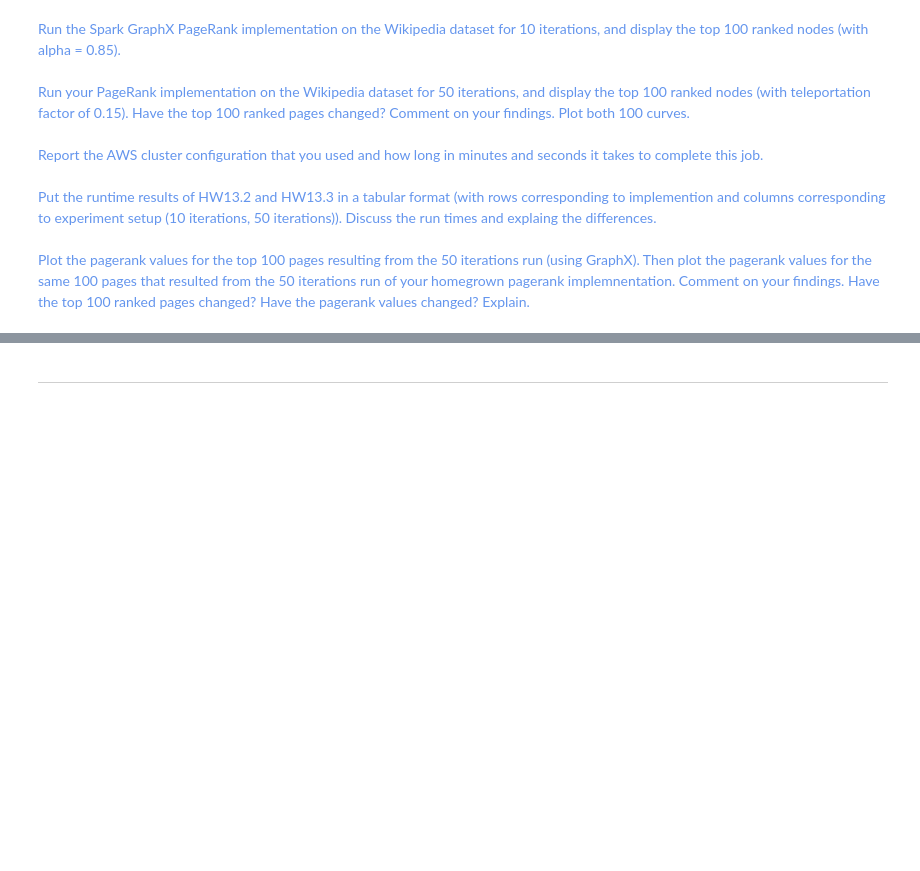
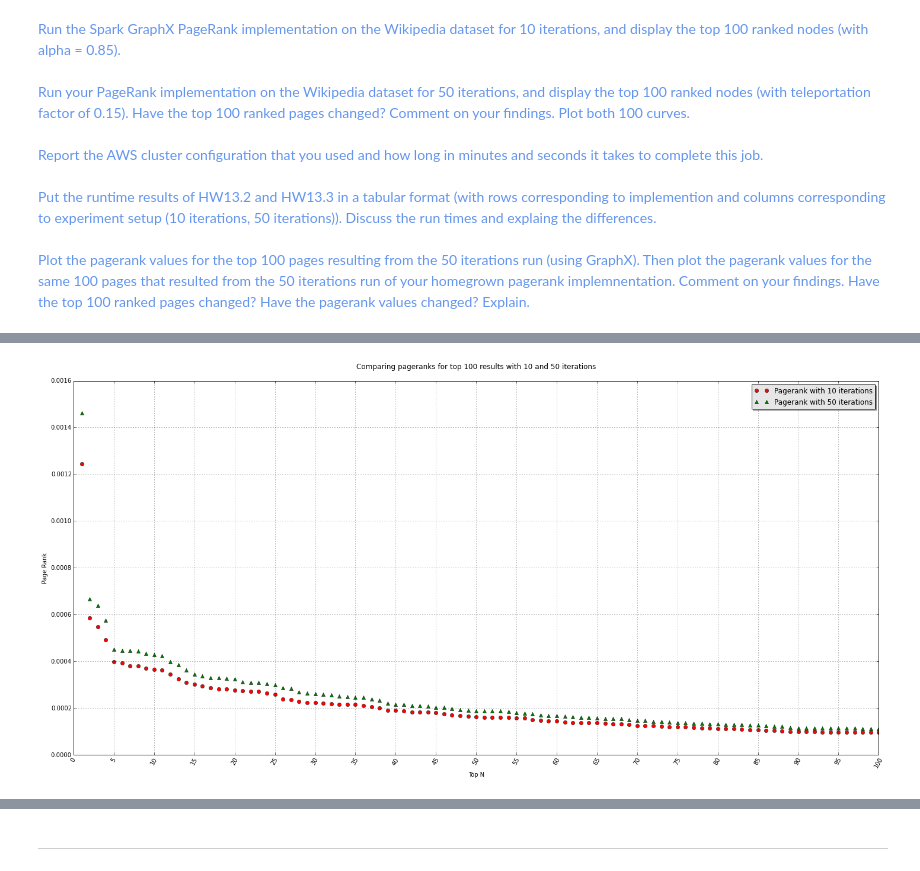
Before and after one commit to RajeshThallam/MIDS-W261-MACHINE-LEARNING-AT-SCALE, a Jupyter notebook: week14/hw13/MIDS-W261-2015-HWK-13-THALLAM.ipynb, the cells around one changed output, grey strips where cells are left out. Drawn from its saved outputs; the diff is of its cells as text; code cells hidden in the pictures; blank space fills up the shorter version.

```diff
--- a/week14/hw13/MIDS-W261-2015-HWK-13-THALLAM.ipynb
+++ b/week14/hw13/MIDS-W261-2015-HWK-13-THALLAM.ipynb
@@ -769,0 +1156,16 @@ sbt package
+# %%
+#!/usr/bin/python
+from tabulate import tabulate
+import sys
+import os
+
+LOOKUP = os.path.join('out_hw13_2', 'indices.txt')
+TOP10_ITER_GX = os.path.join('out_hw13_3', 'top100_pr_10iter.txt')
+TOP50_ITER_GX = os.path.join('out_hw13_3', 'top100_pr_50iter.txt')
+
+lookup = { key.strip():value.strip() for value, key, v1, v2 in (line.split("\t") for line in open(LOOKUP).read().strip().split('\n')) }
+pr_10_gx = [ (page, float(rank)) for page, rank in (line.split("|") for line in open(TOP10_ITER).read().strip().split('\n')) ]
+pr_50_gx = [ (page, float(rank)) for page, rank in (line.split("|") for line in open(TOP50_ITER).read().strip().split('\n')) ]
+
+pr_10_gx = sorted(pr_10_gx, key=lambda x: -x[1])
+pr_50_gx = sorted(pr_50_gx, key=lambda x: -x[1])
@@ -769,0 +1206,39 @@ sbt package
+# %%
+%matplotlib inline
+
+import matplotlib.pyplot as plt
+
+x = range(1, 101)
+
+pr_10_gx_y = [pr[1] for pr in pr_10_gx]
+pr_50_gx_y = [pr[1] for pr in pr_50_gx]
+
+fig, ax = plt.subplots()
+fig.set_size_inches(20, 10, forward=True)
+ax.plot(x, pr_10_gx_y, 'ro', label='Pagerank with 10 iterations')
+ax.plot(x, pr_50_gx_y, 'g^', label='Pagerank with 50 iterations')
+ax.set_title("Comparing pageranks for top 100 results with 10 and 50 iterations\n")
+ax.set_ylabel('Page Rank')
+ax.set_xlabel('Top N')
+plt.xticks(numpy.arange(0,101,5), rotation='60')
+
+
+# Now add the legend with some customizations.
+legend = ax.legend(loc='upper right', shadow=True)
+
+# The frame is matplotlib.patches.Rectangle instance surrounding the legend.
+frame = legend.get_frame()
+frame.set_facecolor('0.90')
+
+# Set the fontsize
+for label in legend.get_texts():
+    label.set_fontsize('large')
+
+for label in legend.get_lines():
+    label.set_linewidth(1.5)  # the legend line width
+
+ax.grid(True)
+plt.tight_layout()
+plt.show()
+# %% [output]
+[figure, added]
```
Also changed, not shown: parts of 50 cells of this notebook, 55 other files.
